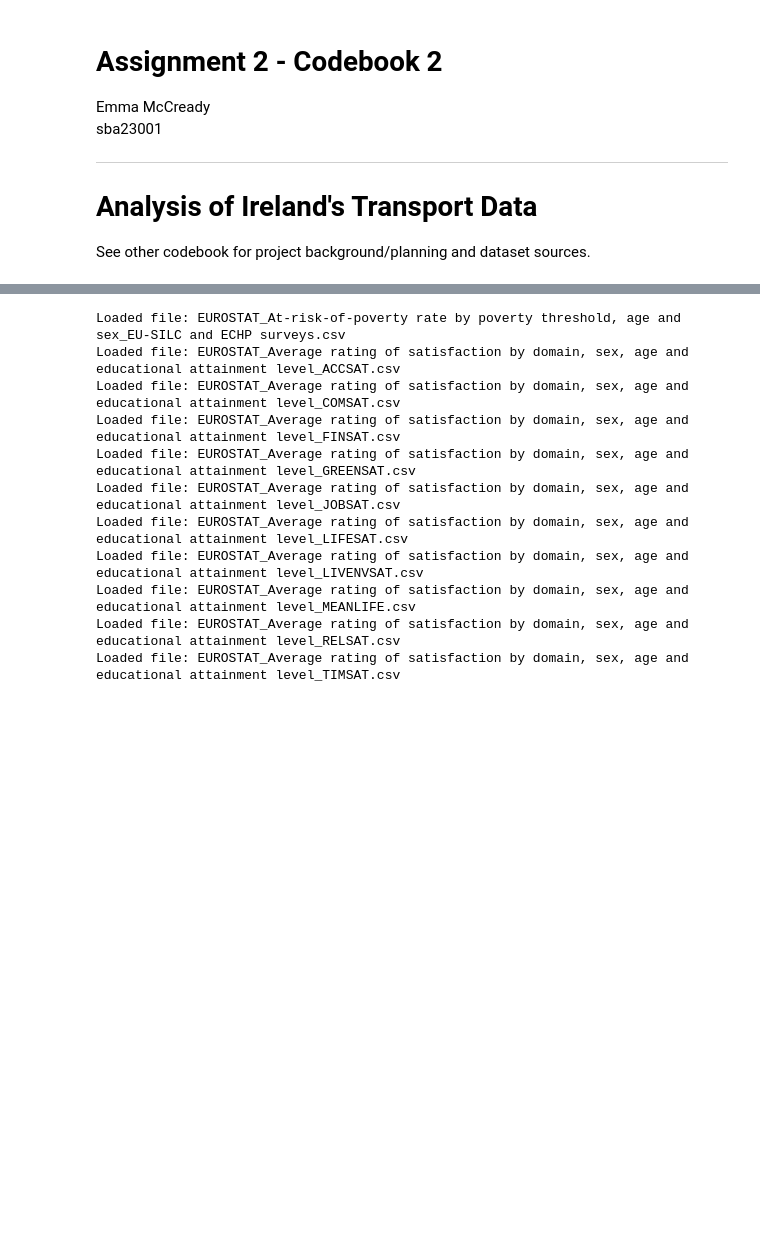
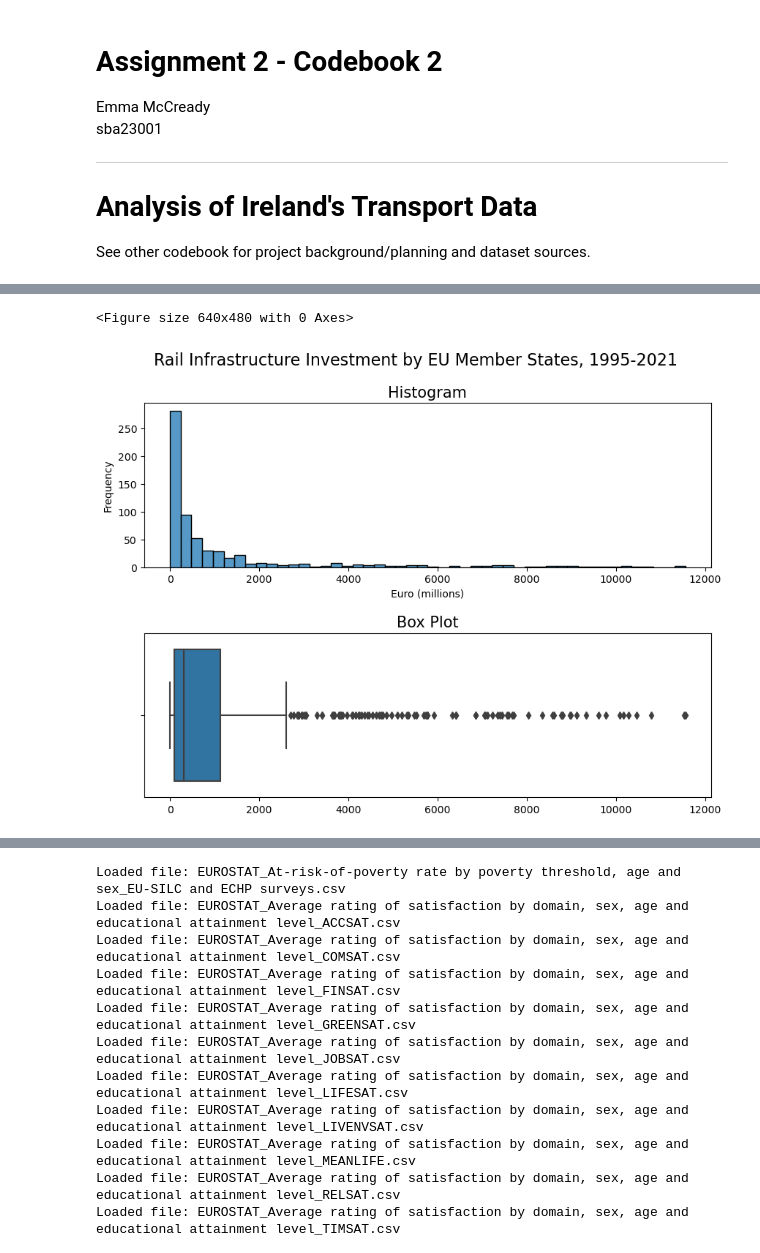
Before and after one commit to EmmaMcC1802/CA2, a Jupyter notebook: Codebook2_Stats_ML.ipynb, the cells around one changed output, grey strips where cells are left out. Saved outputs shown, nothing was run; the diff lists cells and outputs as text; code cells hidden in the pictures; blank space fills up the shorter version.

```diff
--- a/Codebook2_Stats_ML.ipynb
+++ b/Codebook2_Stats_ML.ipynb
@@ -156,0 +198,21 @@ memory usage: 74.8+ KB
+# %%
+plt.subplots_adjust(hspace=0.4)
+plt.figure(figsize=(10, 7))
+plt.suptitle('Rail Infrastructure Investment by EU Member States, 1995-2021 ', fontsize=16)
+
+plt.subplot(2, 1, 1)
+sns.histplot(df_pivot['INFRAINVEST'], kde=False)
+plt.xlabel('Euro (millions)')
+plt.ylabel('Frequency')
+plt.title('Histogram', fontsize=15)
+
+plt.subplot(2, 1, 2)
+sns.boxplot(x='INFRAINVEST', data=df_pivot)
+plt.xlabel('')
+plt.title('Box Plot', fontsize=15)
+
+plt.subplots_adjust(hspace=0.4)
+plt.show()
+# %% [output]
+<Figure size 640x480 with 0 Axes>
+[figure, added]
```
Also changed, not shown: parts of 54 cells of this notebook.
